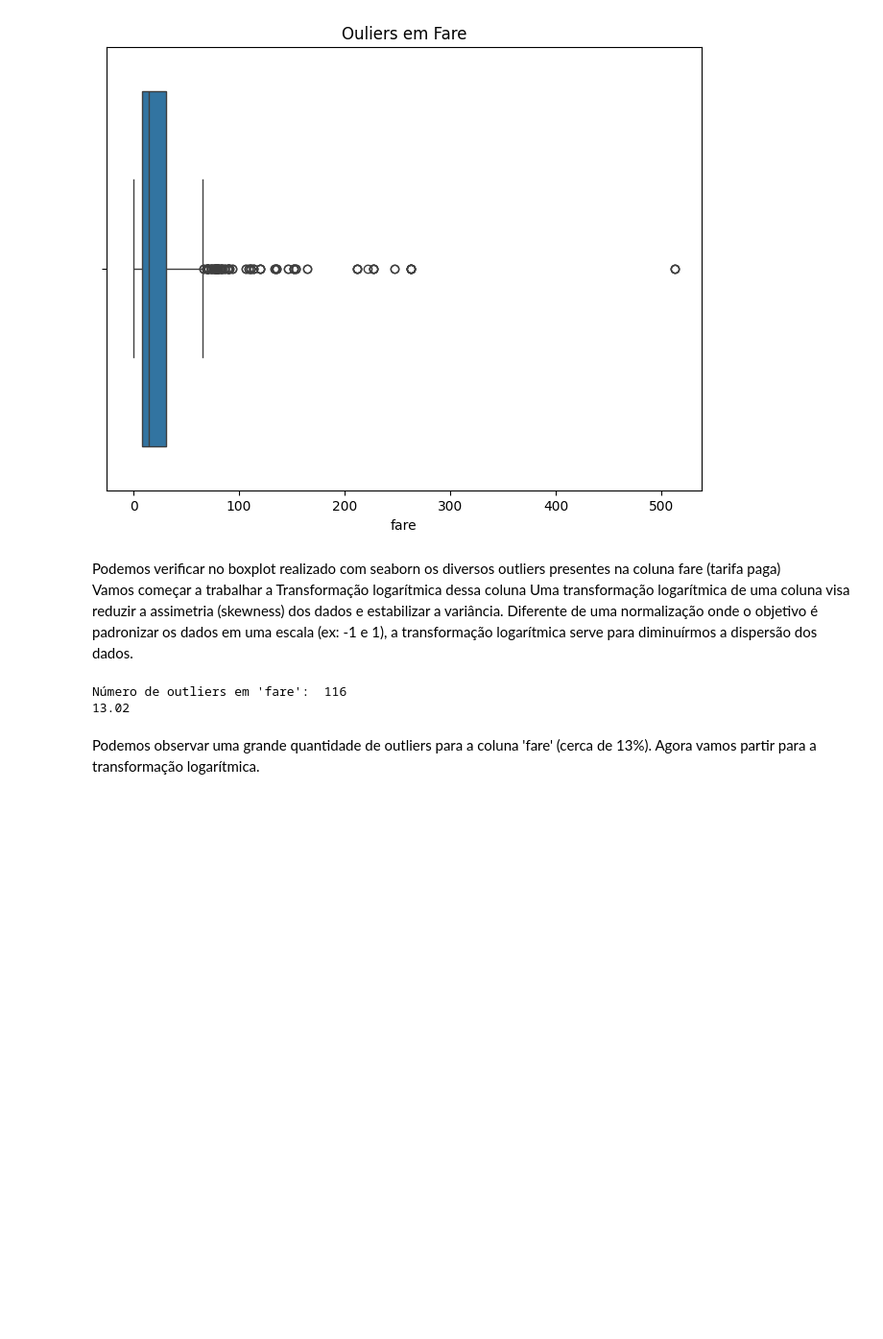
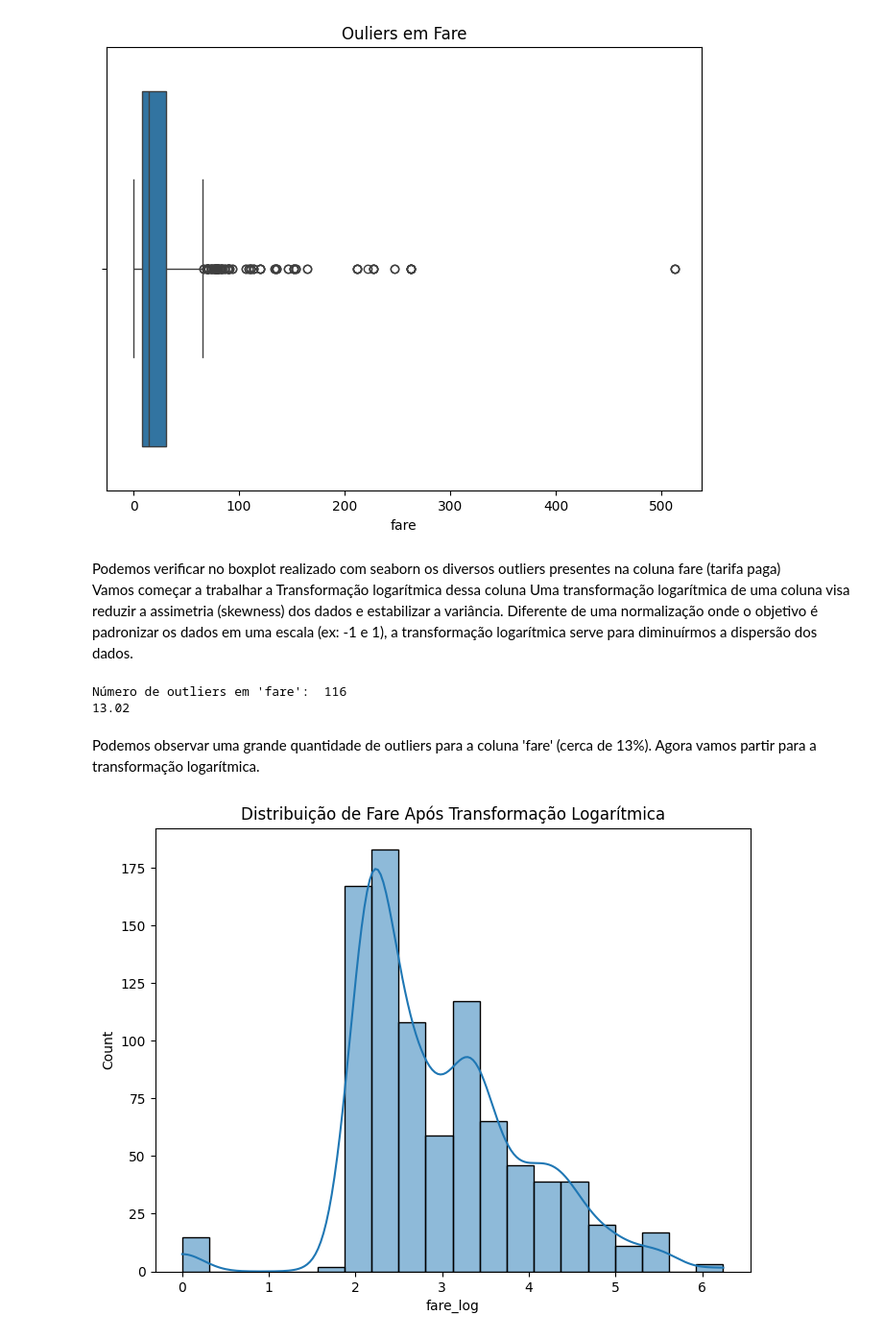
Before and after one commit to Renan-Silveira/EDA, a Jupyter notebook: EDA_Dataset_Titanic.ipynb, the cells around one changed output. Shown: that part at 96% size. Drawn from its saved outputs; the diff is of its cells as text; code cells hidden in the pictures; blank space fills up the shorter version.

```diff
--- a/EDA_Dataset_Titanic.ipynb
+++ b/EDA_Dataset_Titanic.ipynb
@@ -173,3 +173,22 @@ Número de outliers em 'fare':  116
 # %% [markdown]
 Podemos observar uma grande quantidade de outliers para a coluna 'fare' (cerca de 13%).
 Agora vamos partir para a transformação logarítmica.
+# %%
+# Preparação para a modelagem
+#Lidando com valores ausentes
+
+df_cleaned = df.copy() #cria uma cópia do dataframe
+df_cleaned['age'] = df_cleaned['age'].fillna(df['age'].median()) #preenche campos nulos com a mediana
+df_cleaned['embark_town'] = df_cleaned['embark_town'].fillna('Unknown') #substitui nulos por 'Unknown'
+df_cleaned.dropna(subset=['fare'], inplace=True) #remove linhas onde 'fare' está ausente
+
+#verificar a normalização de variáveis numéricas (exemplo: escala logarítmica para 'fare')
+df_cleaned['fare_log'] = np.log1p(df_cleaned['fare']) #log(1*fare)
+
+#visualizando a nova distribuilção
+plt.figure(figsize=(8,6)) #ajusta o tamanho do gráfico
+sns.histplot(df_cleaned['fare_log'], kde=True, bins=20) #Kernel Density Estimation (KDE) ativado, esse parâmetro adiciona a linha para melhor visualização de dados ocultados pelos bins.
+plt.title("Distribuição de Fare Após Transformação Logarítmica") #adiciona o título
+plt.show() #plotando o gráfico
+# %% [output]
+[figure, added]
```
Also changed, not shown: parts of 3 cells of this notebook.
